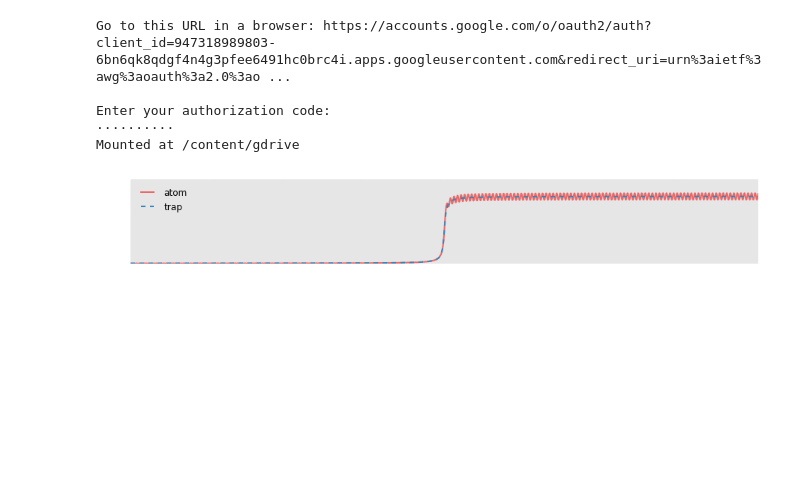
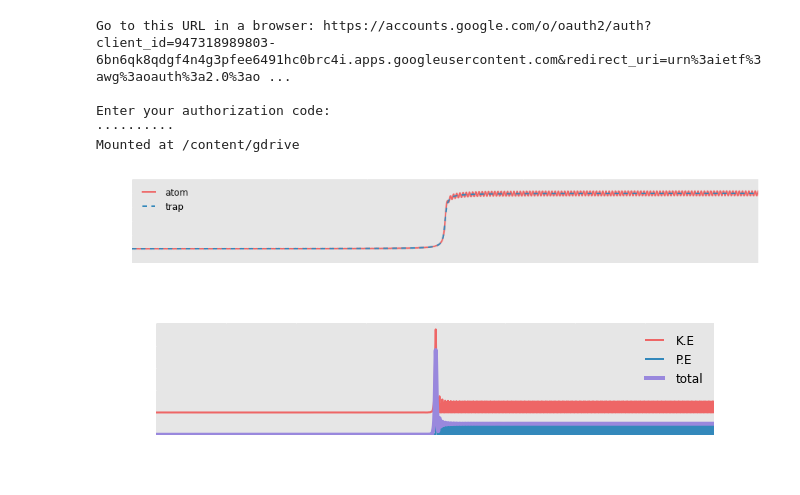
Before and after one commit to polnops/adiabatic_loading, a Jupyter notebook: tweezer_move.ipynb, the cells around one changed output. Drawn from its saved outputs; the diff is of its cells as text; code cells hidden in the pictures; blank space fills up the shorter version.

```diff
--- a/tweezer_move.ipynb
+++ b/tweezer_move.ipynb
@@ -121,17 +121,18 @@ class Dynamics1D(object):
 
     def plot_animation(self, savepath = 'adia1d.mp4'):
 
-        width = 3
         fig = plt.figure()
-        ylim=(-self.V0, 0.25)
 
-        ax = plt.axes(xlim=(-width, width), ylim=(-1.5, 0.25))
+        left = -3
+        right = 40
+
+        ax = plt.axes(xlim=(left, right), ylim=(-self.V0, 0.25))
         line, = ax.plot([], [], lw=3)
         line2, = ax.plot([], [], marker='o',linestyle='None',markersize=12)
 
         def animate(i):
 
-            xplot = np.linspace(-width,width,100)
+            xplot = np.linspace(left,right,100)
             line.set_data(xplot, self.V_trap(self.omega[i],self.x0[i],xplot))
             line2.set_data(self.x[i], self.V_trap(self.omega[i],self.x0[i],self.x[i]))
             return line, line2
@@ -143,12 +144,13 @@ class Dynamics1D(object):
         plt.show()
 # %%
 h1d = Dynamics1D(V0 = 200)
-h1d.solveODE(x0_i = 0, x0_f = 20,tau = .198, z0 = [0,0])
+h1d.solveODE(x0_i = 0, x0_f = 20,tau = .2, z0 = [0,0.1])
 #h1d.plot_xp()
-#h1d.plotEnergy()
 h1d.plot_xtrack()
+h1d.plotEnergy()
 # %% [output]
-[figure, old version]
+[figure, new version]
+[figure, added]
 # %%
 path = '/content/gdrive/My Drive/Atom_cavity/personal folders/Po/adiabatic_cooling'
 os.chdir(path)
```
Also changed, not shown: parts of 4 cells of this notebook.
